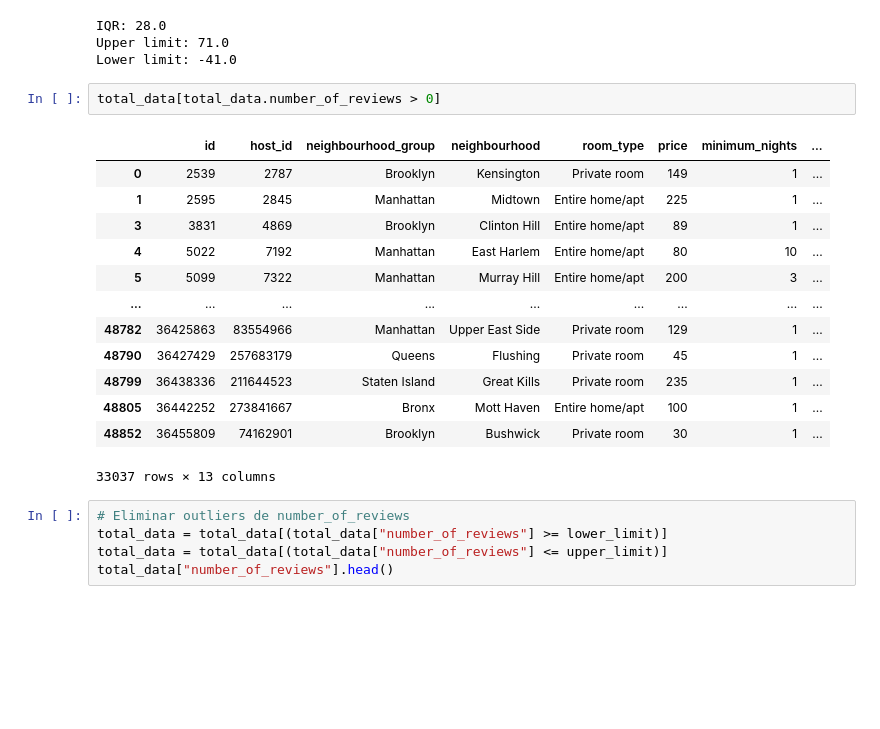
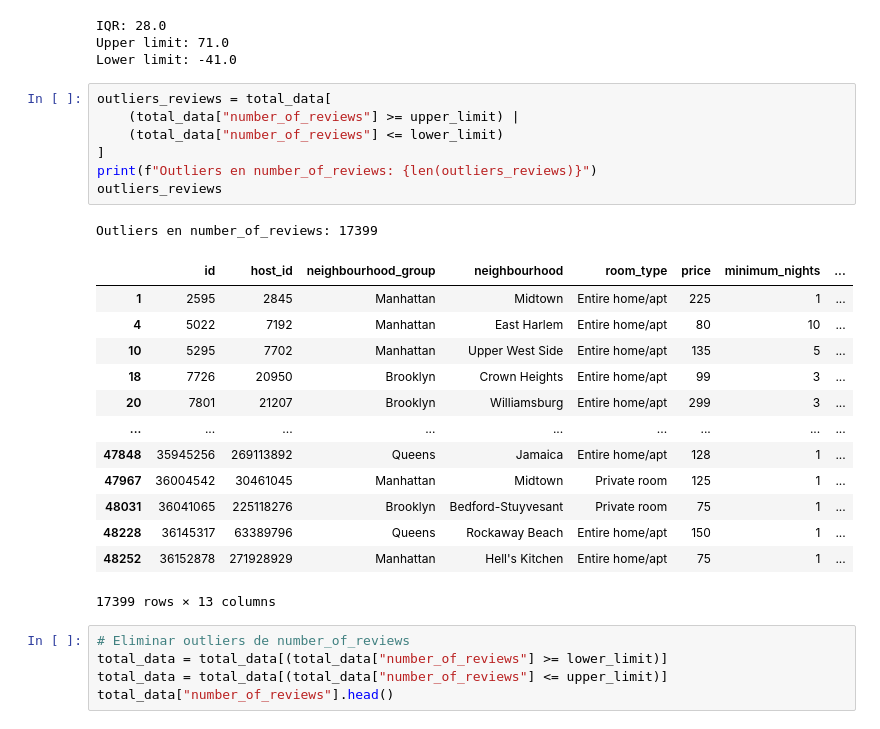
Before and after one commit to 4GeeksAcademy/alemantellini-machine-learning, a Jupyter notebook: src/00-eda-airbnb-ny.ipynb, the cells around one changed output. Cells and saved outputs as stored; diff of their text form; blank space fills up the shorter version.

```diff
--- a/src/00-eda-airbnb-ny.ipynb
+++ b/src/00-eda-airbnb-ny.ipynb
@@ -558,22 +570,28 @@ print(f"Lower limit: {lower_limit}")
 IQR: 28.0
 Upper limit: 71.0
 Lower limit: -41.0
-# %%
-total_data[total_data.number_of_reviews > 0]
-# %% [output]
-|  | id | host_id | neighbourhood_group | neighbourhood | room_type | price | minimum_nights | ... |
-| 0 | 2539 | 2787 | Brooklyn | Kensington | Private room | 149 | 1 | ... |
-| 1 | 2595 | 2845 | Manhattan | Midtown | Entire home/apt | 225 | 1 | ... |
-| 3 | 3831 | 4869 | Brooklyn | Clinton Hill | Entire home/apt | 89 | 1 | ... |
-| 4 | 5022 | 7192 | Manhattan | East Harlem | Entire home/apt | 80 | 10 | ... |
-| 5 | 5099 | 7322 | Manhattan | Murray Hill | Entire home/apt | 200 | 3 | ... |
-| ... | ... | ... | ... | ... | ... | ... | ... | ... |
-| 48782 | 36425863 | 83554966 | Manhattan | Upper East Side | Private room | 129 | 1 | ... |
-| 48790 | 36427429 | 257683179 | Queens | Flushing | Private room | 45 | 1 | ... |
-| 48799 | 36438336 | 211644523 | Staten Island | Great Kills | Private room | 235 | 1 | ... |
-| 48805 | 36442252 | 273841667 | Bronx | Mott Haven | Entire home/apt | 100 | 1 | ... |
-| 48852 | 36455809 | 74162901 | Brooklyn | Bushwick | Private room | 30 | 1 | ... |
-33037 rows × 13 columns
+# %%
+outliers_reviews = total_data[
+    (total_data["number_of_reviews"] >= upper_limit) |
+    (total_data["number_of_reviews"] <= lower_limit)
+]
+print(f"Outliers en number_of_reviews: {len(outliers_reviews)}")
+outliers_reviews
+# %% [output]
+Outliers en number_of_reviews: 17399
+|  | id | host_id | neighbourhood_group | neighbourhood | room_type | price | minimum_nights | ... |
+| 1 | 2595 | 2845 | Manhattan | Midtown | Entire home/apt | 225 | 1 | ... |
+| 4 | 5022 | 7192 | Manhattan | East Harlem | Entire home/apt | 80 | 10 | ... |
+| 10 | 5295 | 7702 | Manhattan | Upper West Side | Entire home/apt | 135 | 5 | ... |
+| 18 | 7726 | 20950 | Brooklyn | Crown Heights | Entire home/apt | 99 | 3 | ... |
+| 20 | 7801 | 21207 | Brooklyn | Williamsburg | Entire home/apt | 299 | 3 | ... |
+| ... | ... | ... | ... | ... | ... | ... | ... | ... |
+| 47848 | 35945256 | 269113892 | Queens | Jamaica | Entire home/apt | 128 | 1 | ... |
+| 47967 | 36004542 | 30461045 | Manhattan | Midtown | Private room | 125 | 1 | ... |
+| 48031 | 36041065 | 225118276 | Brooklyn | Bedford-Stuyvesant | Private room | 75 | 1 | ... |
+| 48228 | 36145317 | 63389796 | Queens | Rockaway Beach | Entire home/apt | 150 | 1 | ... |
+| 48252 | 36152878 | 271928929 | Manhattan | Hell's Kitchen | Entire home/apt | 75 | 1 | ... |
+17399 rows × 13 columns
 # %%
 # Eliminar outliers de number_of_reviews
 total_data = total_data[(total_data["number_of_reviews"] >= lower_limit)]
```
Also changed, not shown: parts of 7 cells of this notebook, 4 other files.
